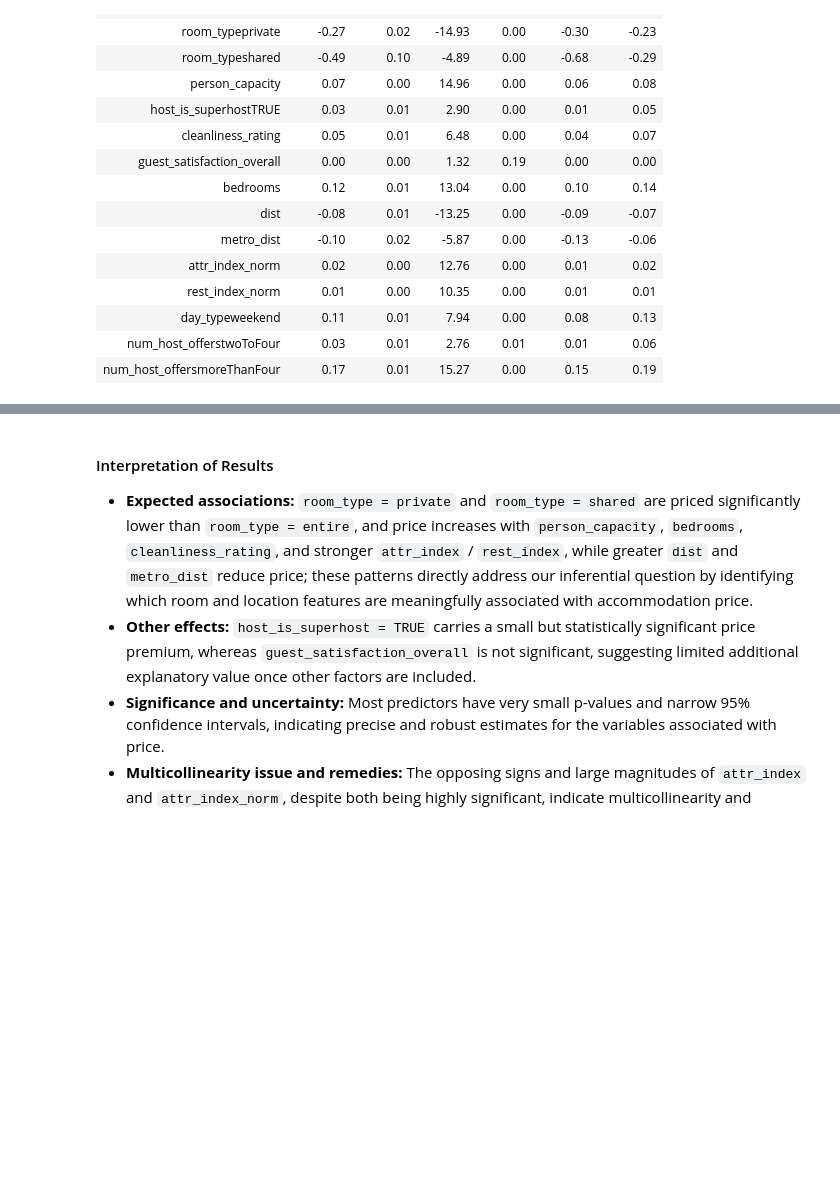
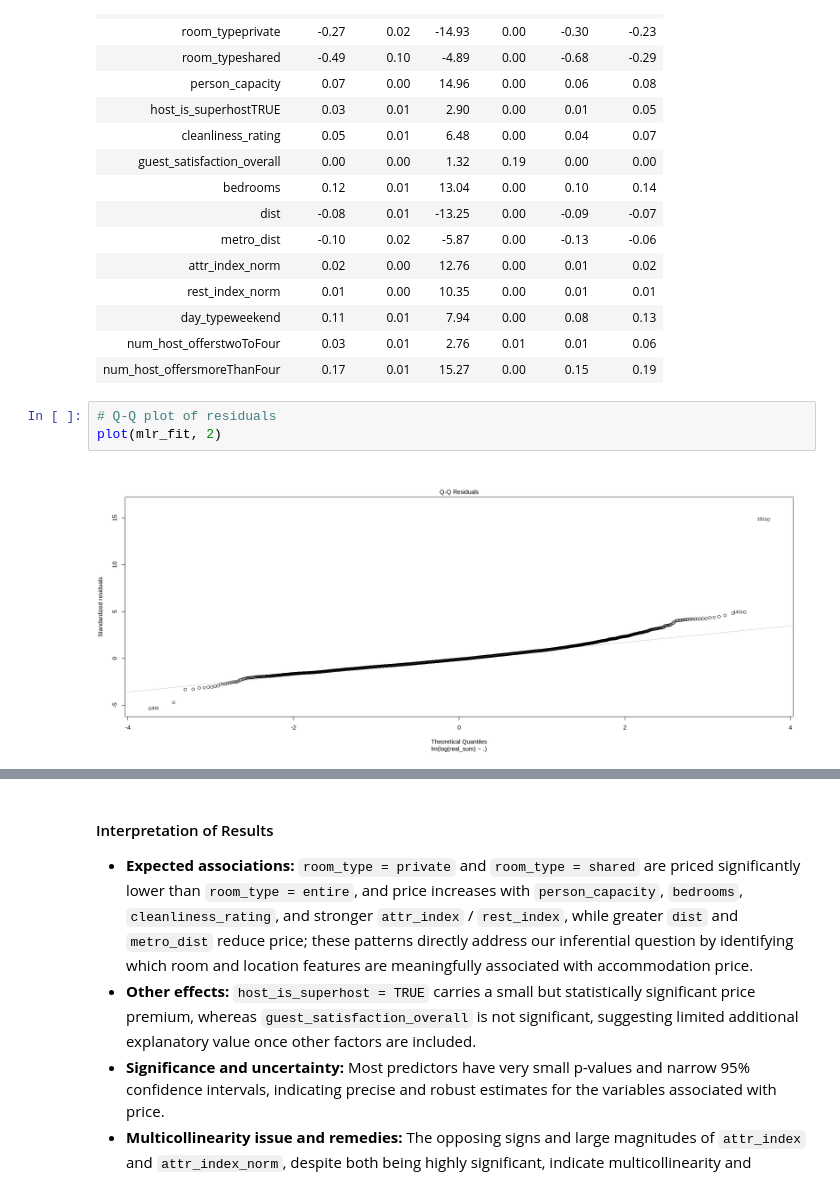
Before and after one commit to tyih985/athens-airbnb, a Jupyter notebook: project_tyih.ipynb, the cells around one changed output, grey strips where cells are left out. Saved outputs shown, nothing was run; the diff lists cells and outputs as text; blank space fills up the shorter version.

```diff
--- a/project_tyih.ipynb
+++ b/project_tyih.ipynb
@@ -461,3 +462,8 @@ A tibble: 15 × 7
 | day_typeweekend | 0.11 | 0.01 | 7.94 | 0.00 | 0.08 | 0.13 |
 | num_host_offerstwoToFour | 0.03 | 0.01 | 2.76 | 0.01 | 0.01 | 0.06 |
 | num_host_offersmoreThanFour | 0.17 | 0.01 | 15.27 | 0.00 | 0.15 | 0.19 |
+# %%
+# Q-Q plot of residuals
+plot(mlr_fit, 2)
+# %% [output]
+[figure, added]
```
Also changed, not shown: parts of 4 cells of this notebook.
